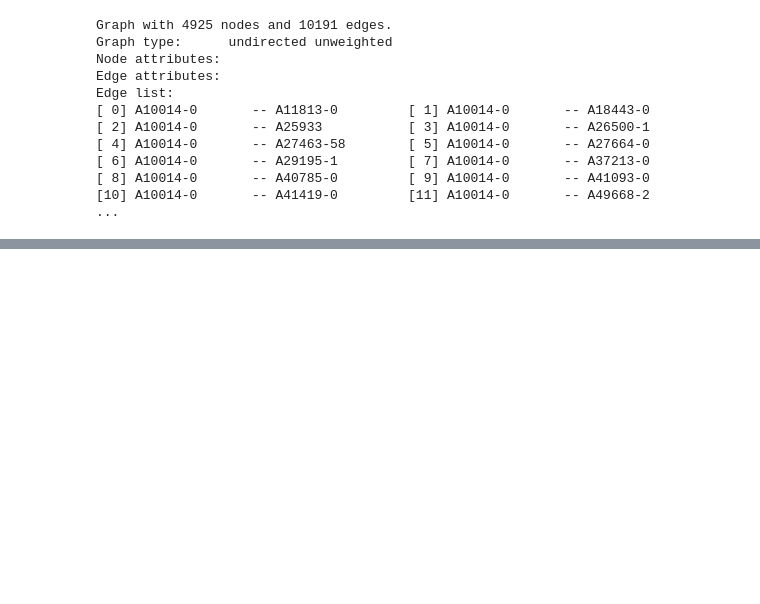
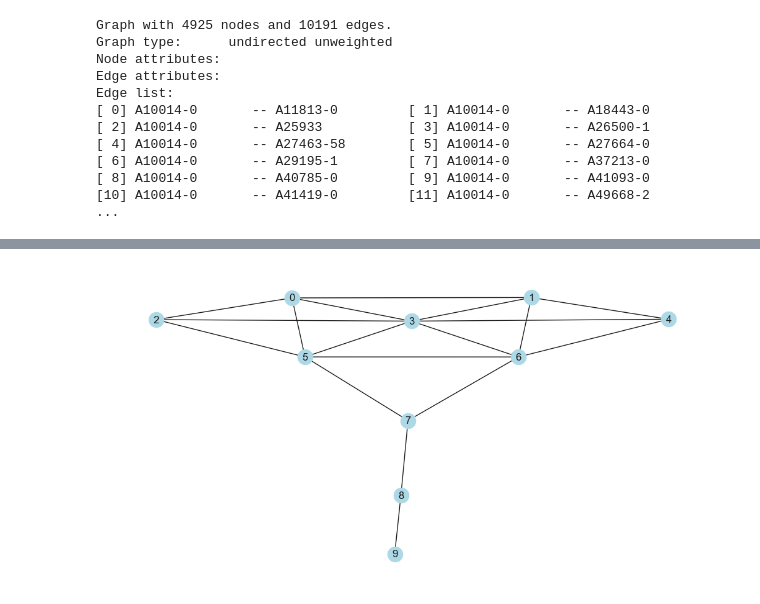
Before and after one commit to z-my-cn/NSDA, a Jupyter notebook: Code/Python/Ch04.ipynb, the cells around one changed output, grey strips where cells are left out. Cells and saved outputs as stored; diff of their text form; code cells hidden in the pictures; blank space fills up the shorter version.

```diff
--- a/Code/Python/Ch04.ipynb
+++ b/Code/Python/Ch04.ipynb
@@ -32,0 +193,4 @@ Edge list:
+# %%
+# 导入数据
+kite = nx.krackhardt_kite_graph()
+graph_info(kite)
@@ -32,0 +206,7 @@ Edge list:
+# %%
+plt.figure(figsize=(10, 5))
+pos = nx.spring_layout(kite, seed=42)
+nx.draw(kite, pos, with_labels=True, node_color='lightblue')
+plt.show()
+# %% [output]
+[figure, added]
```
Also changed, not shown: parts of 64 cells of this notebook, 1 other file.
